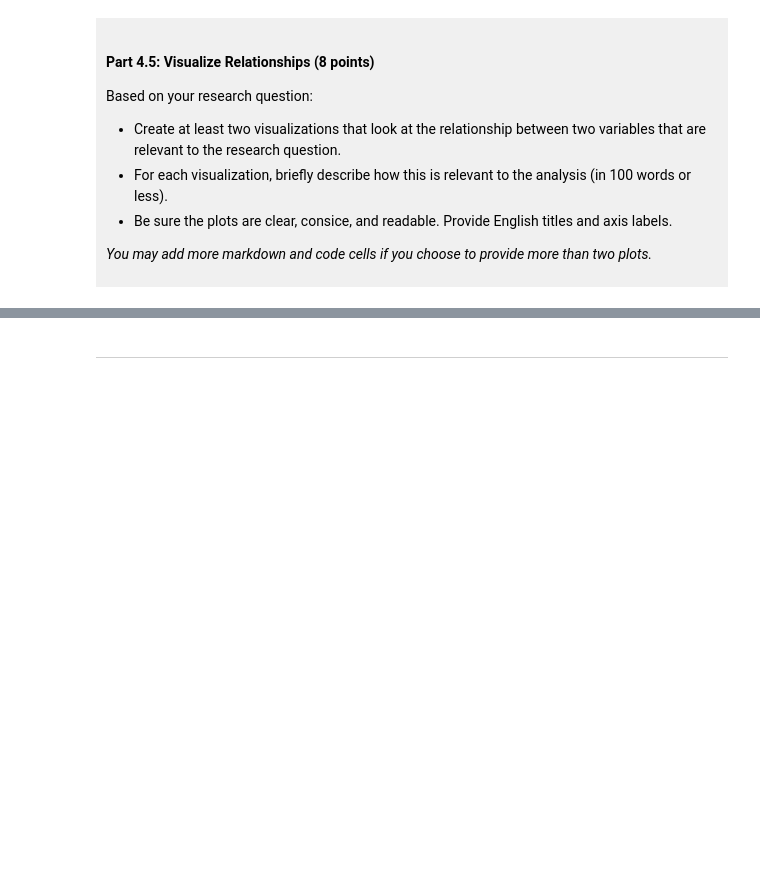
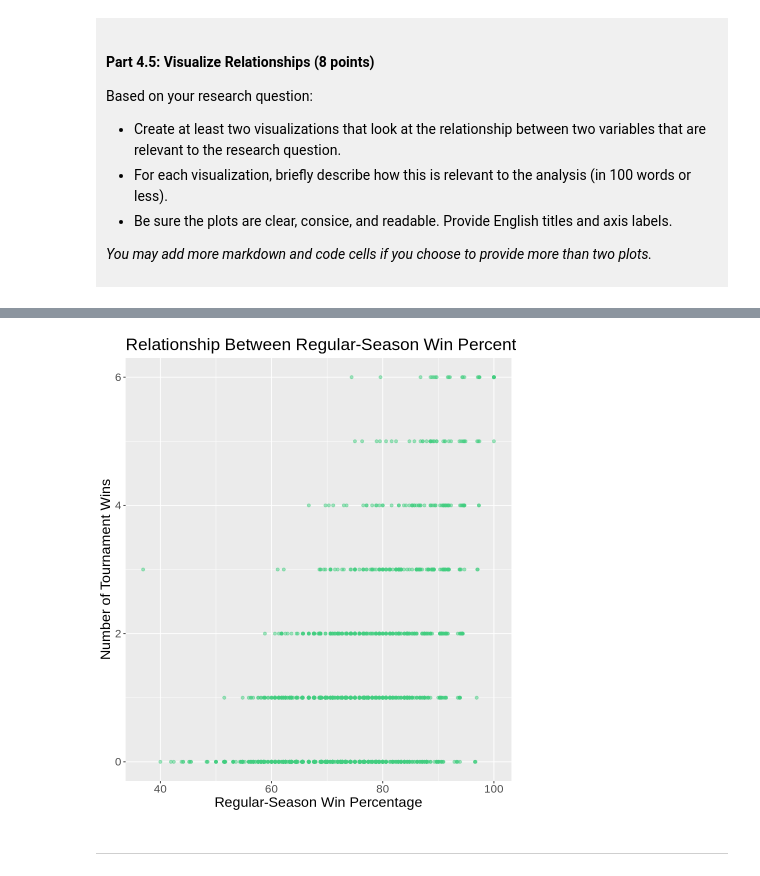
Before and after one commit to Ike4nole/dsci-100-project-ison-au, a Jupyter notebook: dsci-100-project-notebook.ipynb, the cells around one changed output, grey strips where cells are left out. Cells and saved outputs as stored; diff of their text form; code cells hidden in the pictures; blank space fills up the shorter version.

```diff
--- a/dsci-100-project-notebook.ipynb
+++ b/dsci-100-project-notebook.ipynb
@@ -337,5 +448,11 @@ Visualization 2: %%% EDIT THIS MARKDOWN CELL%%%
 # %%
-### EDIT THIS CODE CELL FOR VISUALIZATION 2###
+marches_pct_plot <- ggplot(marches_tidy, aes(x = total_wins_pct, y = tourney_wins)) +
+    geom_point(color = "seagreen3", alpha = 0.5) +
+    labs(x = "Regular-Season Win Percentage", y = "Number of Tournament Wins", title = "Relationship Between Regular-Season Win Percentage and Tournament Wins") +
+    theme(text = element_text(size = 17))
+marches_pct_plot
+# %% [output]
+[figure, added]
 # %% [markdown]
 ------
 # %% [markdown]
```
Also changed, not shown: parts of 13 cells of this notebook.
